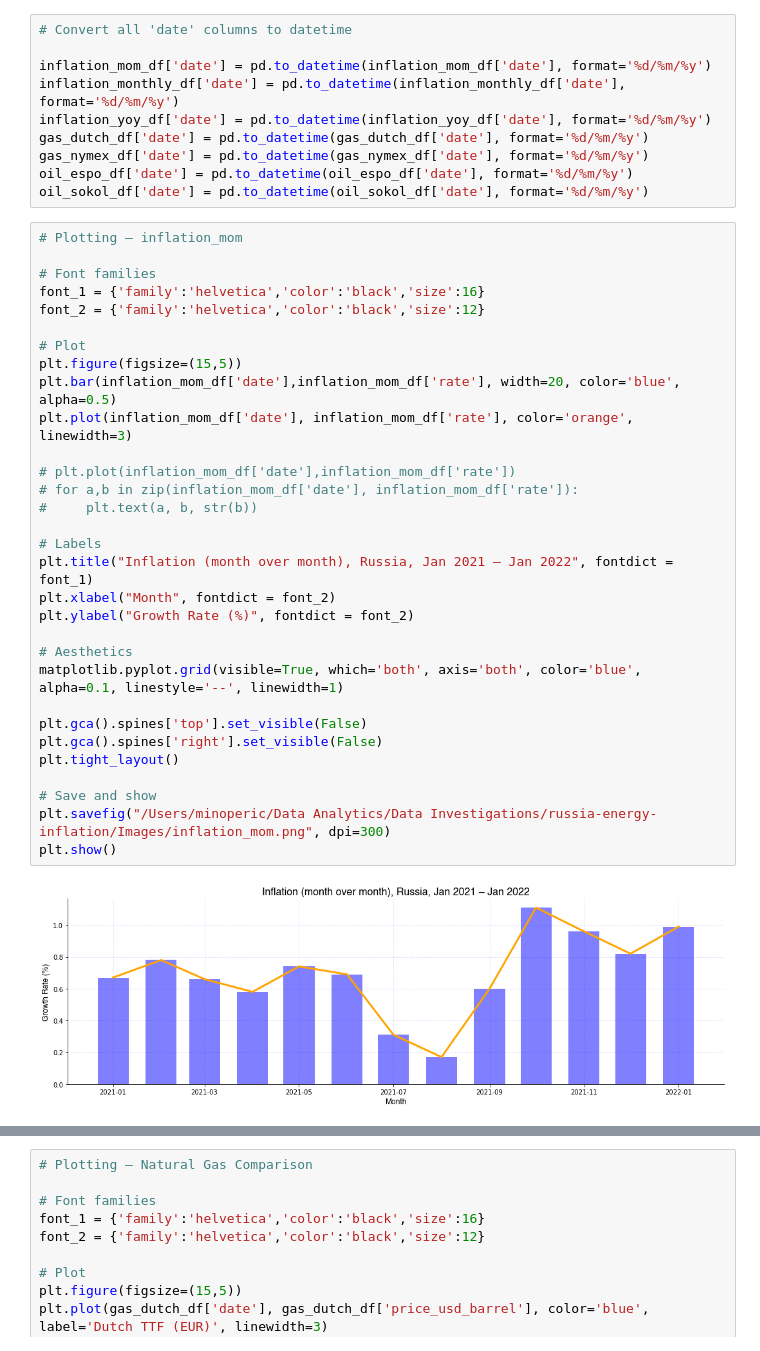
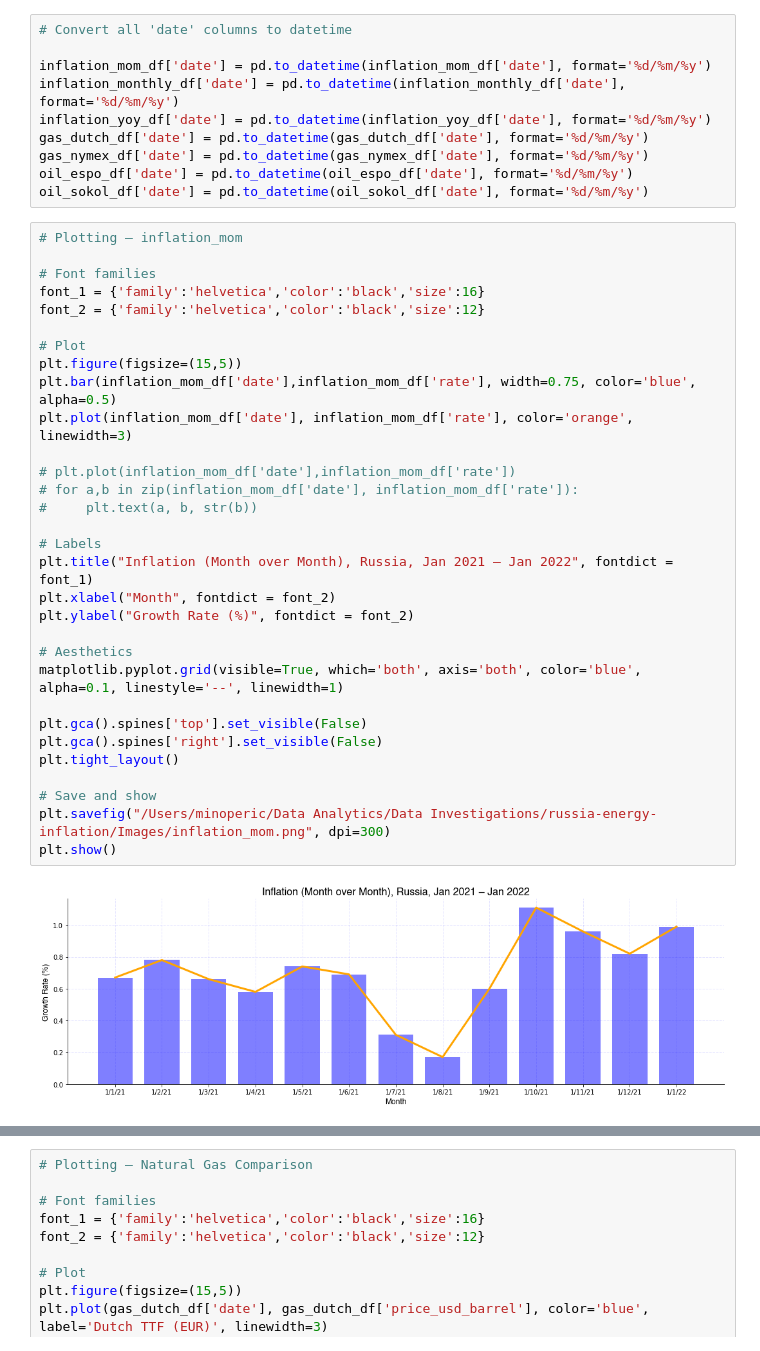
Before and after one commit to mnperic/russia-ukraine-indicators, a Jupyter notebook: russia_charts.ipynb, the cells around one changed output, grey strips where cells are left out. Cells and saved outputs as stored; diff of their text form.

```diff
--- a/russia_charts.ipynb
+++ b/russia_charts.ipynb
@@ -125,36 +125,36 @@ oil_sokol_df['date'] = pd.to_datetime(oil_sokol_df['date'], format='%d/%m/%y')
 # %%
 # Plotting – inflation_mom
 
 # Font families
 font_1 = {'family':'helvetica','color':'black','size':16}
 font_2 = {'family':'helvetica','color':'black','size':12}
 
 # Plot
 plt.figure(figsize=(15,5))
-plt.bar(inflation_mom_df['date'],inflation_mom_df['rate'], width=20, color='blue', alpha=0.5)
+plt.bar(inflation_mom_df['date'],inflation_mom_df['rate'], width=0.75, color='blue', alpha=0.5)
 plt.plot(inflation_mom_df['date'], inflation_mom_df['rate'], color='orange', linewidth=3)
 
 # plt.plot(inflation_mom_df['date'],inflation_mom_df['rate'])
 # for a,b in zip(inflation_mom_df['date'], inflation_mom_df['rate']):
 #     plt.text(a, b, str(b))
 
 # Labels
-plt.title("Inflation (month over month), Russia, Jan 2021 – Jan 2022", fontdict = font_1)
+plt.title("Inflation (Month over Month), Russia, Jan 2021 – Jan 2022", fontdict = font_1)
 plt.xlabel("Month", fontdict = font_2)
 plt.ylabel("Growth Rate (%)", fontdict = font_2)
 
 # Aesthetics
 matplotlib.pyplot.grid(visible=True, which='both', axis='both', color='blue', alpha=0.1, linestyle='--', linewidth=1)
 
 plt.gca().spines['top'].set_visible(False)
 plt.gca().spines['right'].set_visible(False)
 plt.tight_layout()
 
 # Save and show
 plt.savefig("/Users/minoperic/Data Analytics/Data Investigations/russia-energy-inflation/Images/inflation_mom.png", dpi=300)
 plt.show()
 # %% [output]
-[figure, old version]
+[figure, new version]
 # %%
 # Plotting – inflation_yoy
 
```
Also changed, not shown: parts of 2 cells of this notebook, 3 other files.
